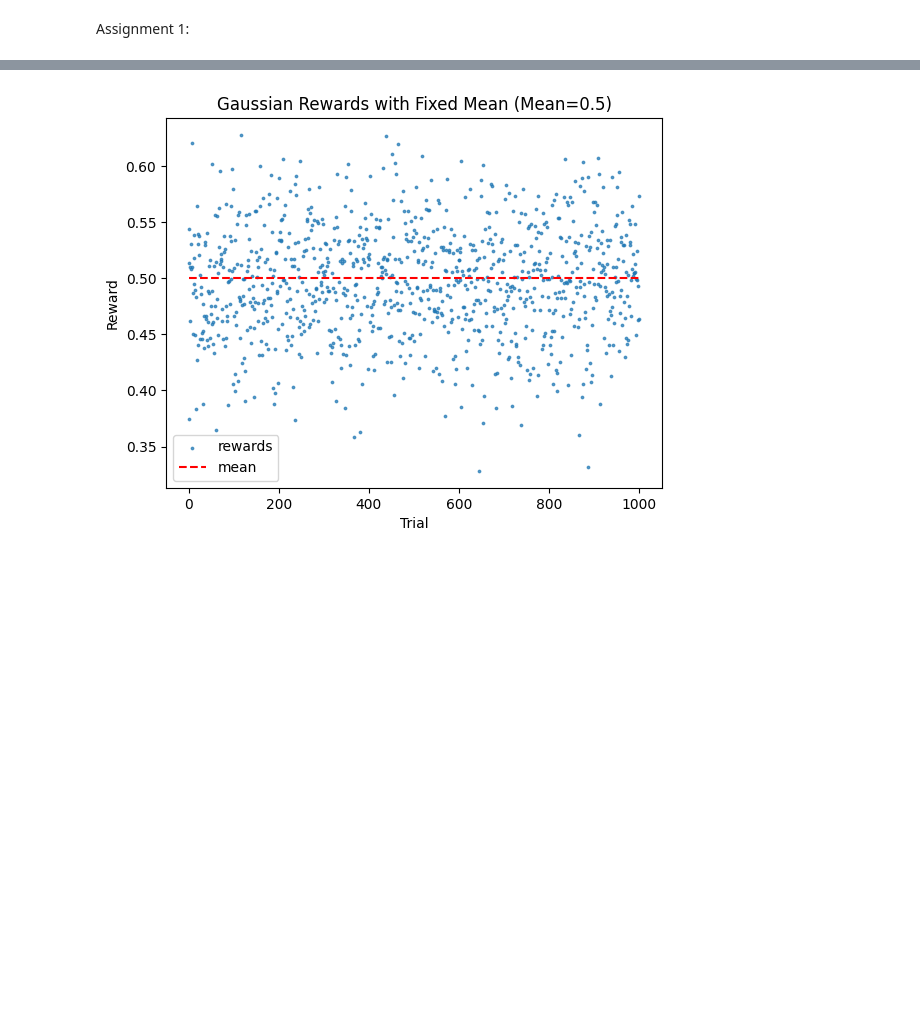
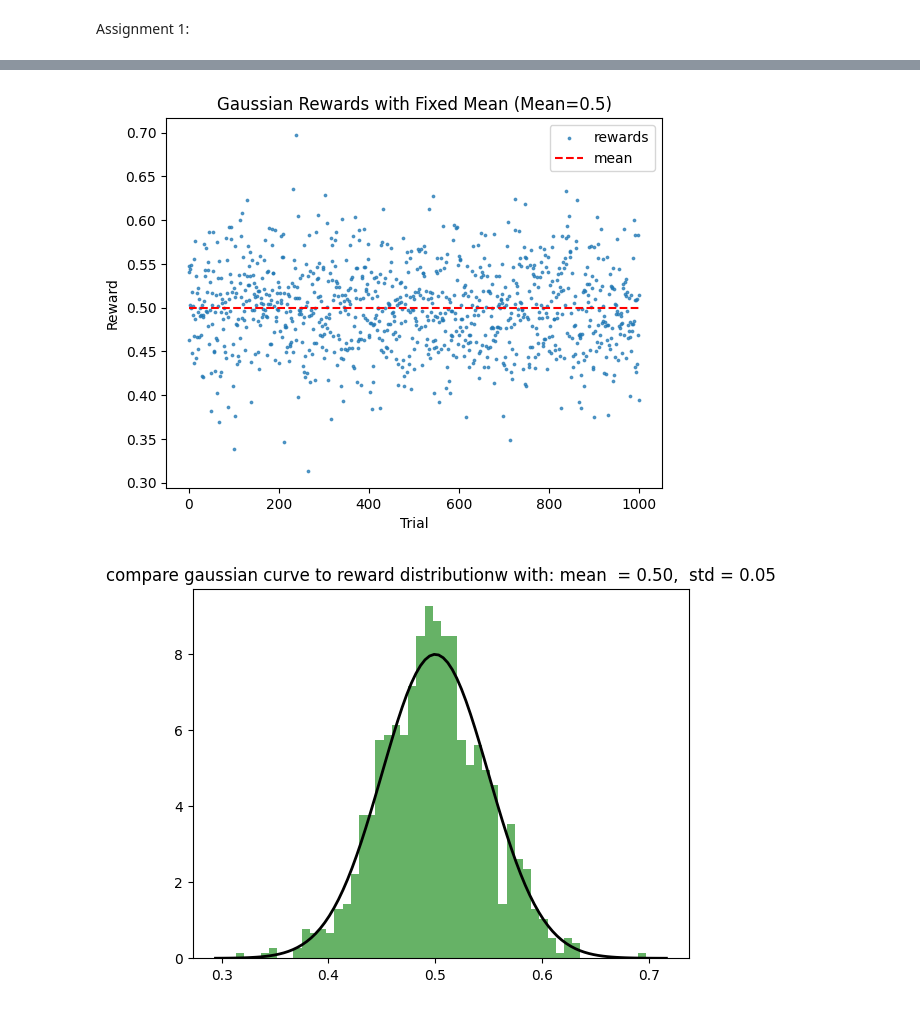
Before and after one commit to JesseK18/CM_RL, a Jupyter notebook: CM_RL-main/CogMod24_bandit_student.ipynb, the cells around one changed output, grey strips where cells are left out. Cells and saved outputs as stored; diff of their text form; code cells hidden in the pictures; blank space fills up the shorter version.

```diff
--- a/CM_RL-main/CogMod24_bandit_student.ipynb
+++ b/CM_RL-main/CogMod24_bandit_student.ipynb
@@ -715,17 +724,42 @@ plt.show()
 # %%
 #3
+import scipy.stats
+
 fixed_gaussian_bandit = generate_gaussian_bandit(n_trials, mean_reward=0.5)
 
 # Visualization
 plt.scatter(np.arange(n_trials),fixed_gaussian_bandit, marker = 'o', s=3, alpha= 0.7, label='rewards')
 plt.hlines(0.5, 0, n_trials, color='red', linestyles='--', label='mean')
+
 plt.title("Gaussian Rewards with Fixed Mean (Mean=0.5)")
 plt.xlabel("Trial")
 plt.ylabel("Reward")
 plt.legend()
 plt.show()
+
+
+mean = 0.5
+std = 0.05
+
+plt.hist(fixed_gaussian_bandit, bins=50, density=True, alpha=0.6, color='g')
+
+# Step 4: Generate a range of x values for plotting the Gaussian curve
+xmin, xmax = plt.xlim()  # Get the range of x-axis
+x = np.linspace(xmin, xmax, 100)
+
+# Step 5: Calculate the Gaussian (normal) curve
+p = scipy.stats.norm.pdf(x, mean, std) # mean = 0.5, std = 0.05
+
+# Step 6: Overlay the Gaussian curve on the histogram
+plt.plot(x, p, 'k', linewidth=2)
+title = f"compare gaussian curve to reward distributionw with: mean  = {mean:.2f},  std = {std:.2f}"
+plt.title(title)
+
+# Step 7: Display the plot
+plt.show()
 # %% [output]
-[figure, old version]
+[figure, new version]
+[figure, added]
 # %%
 #4
 walking_gaussian_bandit, walking_means = generate_walking_gaussian_bandit(n_trials)
```
Also changed, not shown: parts of 14 cells of this notebook.
